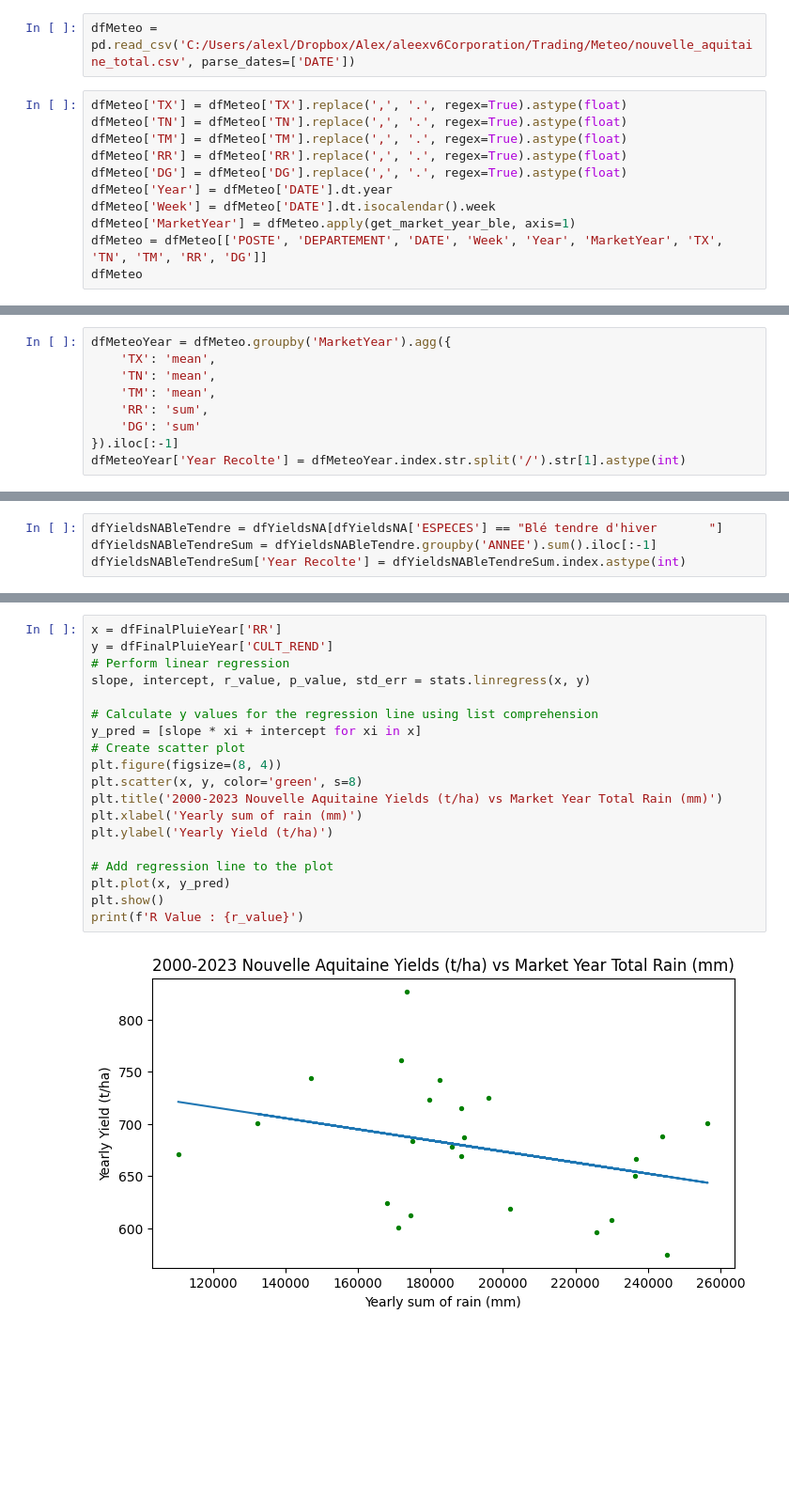
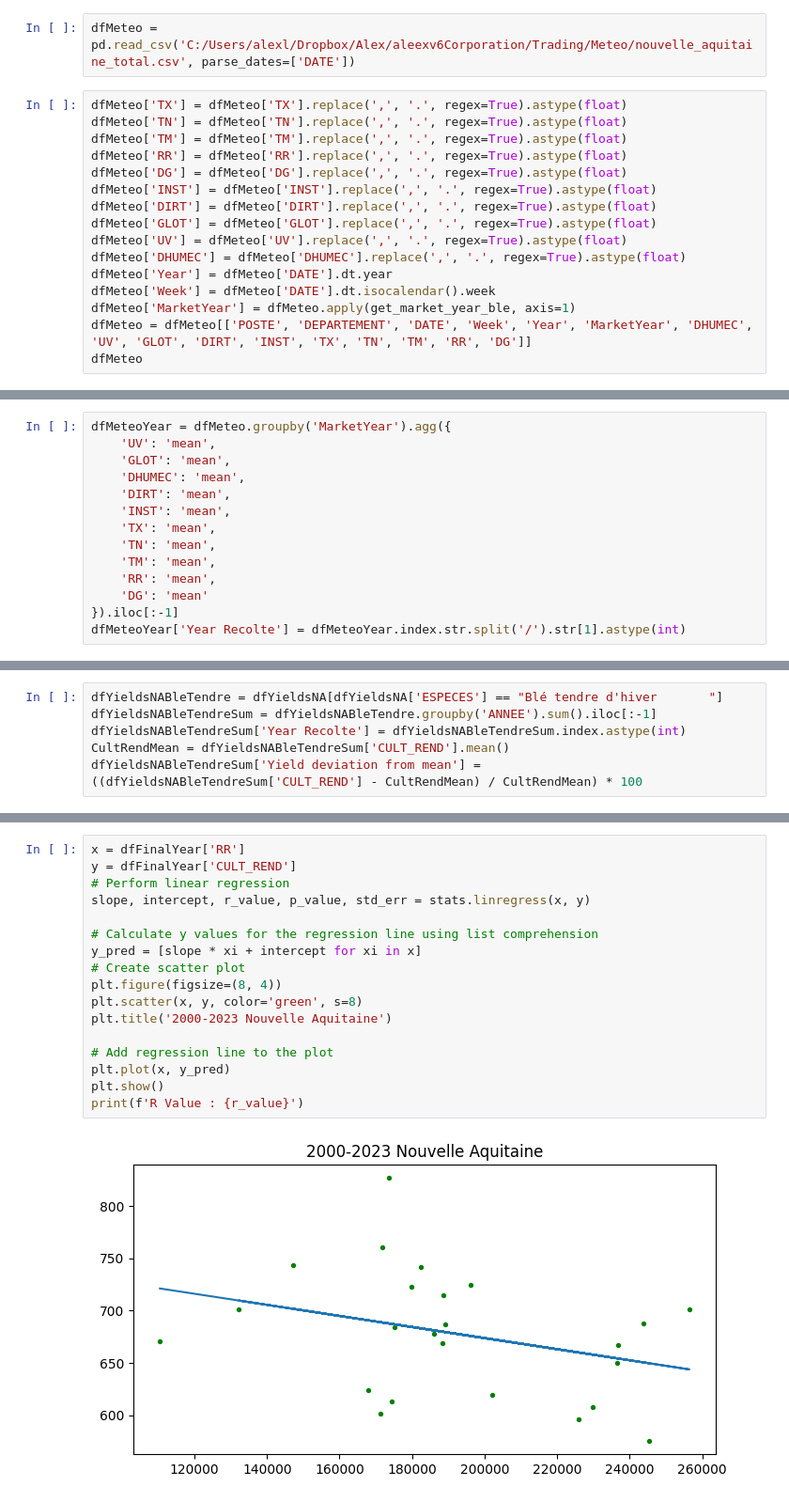
Before and after one commit to aleexv6/Meteo, a Jupyter notebook: AgriModel/Meteo_vs_Yield_Regression.ipynb, the cells around one changed output, grey strips where cells are left out. Shown at 94% size. Cells and saved outputs as stored; diff of their text form; blank space fills up the shorter version.

```diff
--- a/AgriModel/Meteo_vs_Yield_Regression.ipynb
+++ b/AgriModel/Meteo_vs_Yield_Regression.ipynb
@@ -72,9 +72,14 @@ dfMeteo['TN'] = dfMeteo['TN'].replace(',', '.', regex=True).astype(float)
 dfMeteo['TM'] = dfMeteo['TM'].replace(',', '.', regex=True).astype(float)
 dfMeteo['RR'] = dfMeteo['RR'].replace(',', '.', regex=True).astype(float)
 dfMeteo['DG'] = dfMeteo['DG'].replace(',', '.', regex=True).astype(float)
+dfMeteo['INST'] = dfMeteo['INST'].replace(',', '.', regex=True).astype(float)
+dfMeteo['DIRT'] = dfMeteo['DIRT'].replace(',', '.', regex=True).astype(float)
+dfMeteo['GLOT'] = dfMeteo['GLOT'].replace(',', '.', regex=True).astype(float)
+dfMeteo['UV'] = dfMeteo['UV'].replace(',', '.', regex=True).astype(float)
+dfMeteo['DHUMEC'] = dfMeteo['DHUMEC'].replace(',', '.', regex=True).astype(float)
 dfMeteo['Year'] = dfMeteo['DATE'].dt.year
 dfMeteo['Week'] = dfMeteo['DATE'].dt.isocalendar().week
 dfMeteo['MarketYear'] = dfMeteo.apply(get_market_year_ble, axis=1)
-dfMeteo = dfMeteo[['POSTE', 'DEPARTEMENT', 'DATE', 'Week', 'Year', 'MarketYear', 'TX', 'TN', 'TM', 'RR', 'DG']]
+dfMeteo = dfMeteo[['POSTE', 'DEPARTEMENT', 'DATE', 'Week', 'Year', 'MarketYear', 'DHUMEC', 'UV', 'GLOT', 'DIRT', 'INST', 'TX', 'TN', 'TM', 'RR', 'DG']]
 dfMeteo
 # %% [output]
@@ -97,10 +99,15 @@ dfMeteoMeanPluieYear['Year Recolte'] = dfMeteoMeanPluieYear.index.str.split('/')
 # %%
 dfMeteoYear = dfMeteo.groupby('MarketYear').agg({
+    'UV': 'mean',
+    'GLOT': 'mean',
+    'DHUMEC': 'mean',
+    'DIRT': 'mean',
+    'INST': 'mean',
     'TX': 'mean',
     'TN': 'mean',
     'TM': 'mean',
-    'RR': 'sum',
-    'DG': 'sum'
+    'RR': 'mean',
+    'DG': 'mean'
 }).iloc[:-1]
 dfMeteoYear['Year Recolte'] = dfMeteoYear.index.str.split('/').str[1].astype(int)
 # %%
@@ -145,4 +131,6 @@ dfMeteoMeanMontaison
 dfYieldsNABleTendre = dfYieldsNA[dfYieldsNA['ESPECES'] == "Blé tendre d'hiver       "]
 dfYieldsNABleTendreSum = dfYieldsNABleTendre.groupby('ANNEE').sum().iloc[:-1]
 dfYieldsNABleTendreSum['Year Recolte'] = dfYieldsNABleTendreSum.index.astype(int)
+CultRendMean = dfYieldsNABleTendreSum['CULT_REND'].mean()
+dfYieldsNABleTendreSum['Yield deviation from mean'] = ((dfYieldsNABleTendreSum['CULT_REND'] - CultRendMean) / CultRendMean) * 100
 # %%
@@ -153,22 +139,20 @@ dfFinalYear = pd.merge(dfYieldsNABleTendreSum, dfMeteoYear, on='Year Recolte', h
 # %%
-x = dfFinalPluieYear['RR']
-y = dfFinalPluieYear['CULT_REND']
+x = dfFinalYear['RR']
+y = dfFinalYear['CULT_REND']
 # Perform linear regression
 slope, intercept, r_value, p_value, std_err = stats.linregress(x, y)
 
 # Calculate y values for the regression line using list comprehension
 y_pred = [slope * xi + intercept for xi in x]
 # Create scatter plot
 plt.figure(figsize=(8, 4))
 plt.scatter(x, y, color='green', s=8)
-plt.title('2000-2023 Nouvelle Aquitaine Yields (t/ha) vs Market Year Total Rain (mm)')
-plt.xlabel('Yearly sum of rain (mm)')
-plt.ylabel('Yearly Yield (t/ha)')
+plt.title('2000-2023 Nouvelle Aquitaine')
 
 # Add regression line to the plot
 plt.plot(x, y_pred)
 plt.show()
 print(f'R Value : {r_value}')
 # %% [output]
-[figure, old version]
+[figure, new version]
 R Value : -0.32332439623344417
```
Also changed, not shown: parts of 8 cells of this notebook, 4 other files.
